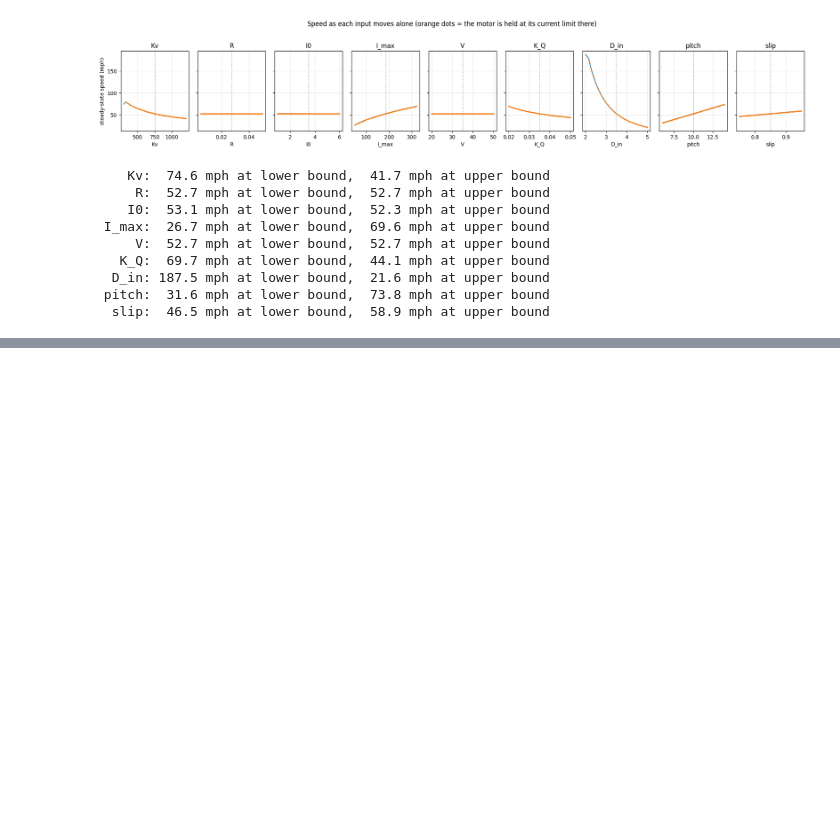
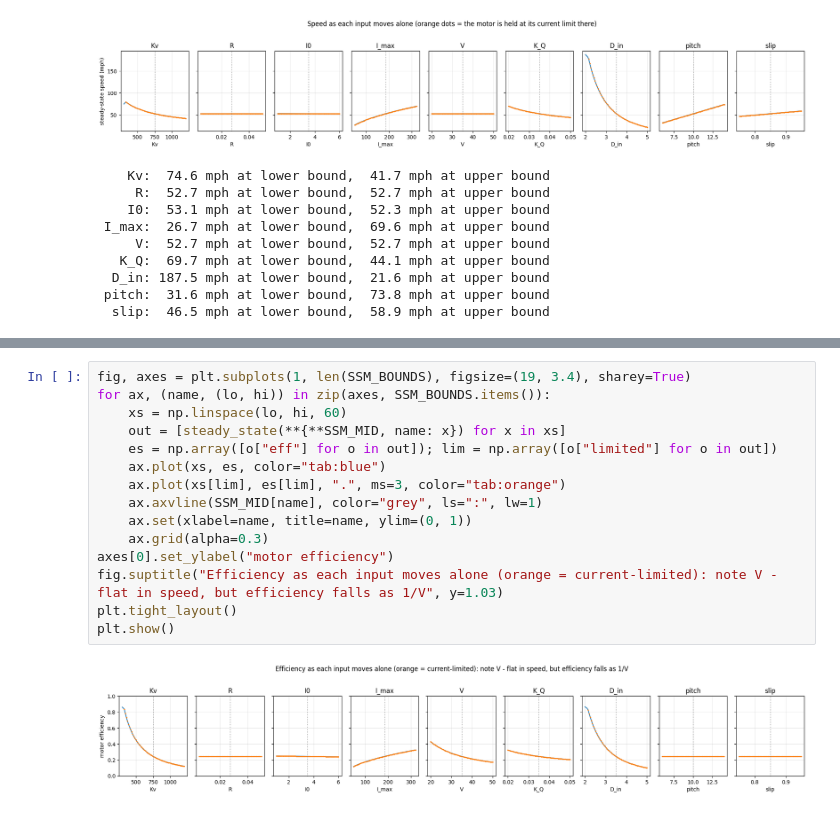
Before and after one commit to MarMar888/hav, a Jupyter notebook: optimization/willmarley.ipynb, the cells around one changed output, grey strips where cells are left out. Saved outputs shown, nothing was run; the diff lists cells and outputs as text; blank space fills up the shorter version.

```diff
--- a/optimization/willmarley.ipynb
+++ b/optimization/willmarley.ipynb
@@ -534,0 +579,17 @@ for name, (lo, hi) in SSM_BOUNDS.items():
+# %%
+fig, axes = plt.subplots(1, len(SSM_BOUNDS), figsize=(19, 3.4), sharey=True)
+for ax, (name, (lo, hi)) in zip(axes, SSM_BOUNDS.items()):
+    xs = np.linspace(lo, hi, 60)
+    out = [steady_state(**{**SSM_MID, name: x}) for x in xs]
+    es = np.array([o["eff"] for o in out]); lim = np.array([o["limited"] for o in out])
+    ax.plot(xs, es, color="tab:blue")
+    ax.plot(xs[lim], es[lim], ".", ms=3, color="tab:orange")
+    ax.axvline(SSM_MID[name], color="grey", ls=":", lw=1)
+    ax.set(xlabel=name, title=name, ylim=(0, 1))
+    ax.grid(alpha=0.3)
+axes[0].set_ylabel("motor efficiency")
+fig.suptitle("Efficiency as each input moves alone (orange = current-limited): note V - flat in speed, but efficiency falls as 1/V", y=1.03)
+plt.tight_layout()
+plt.show()
+# %% [output]
+[figure, added]
```
Also changed, not shown: parts of 3 cells of this notebook, 3 other files.
